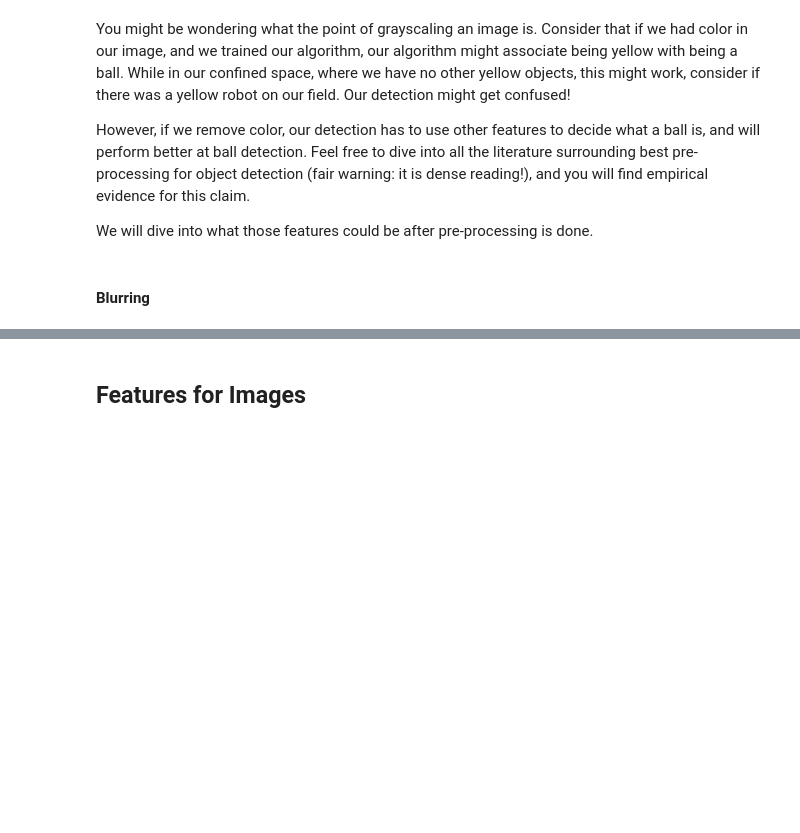
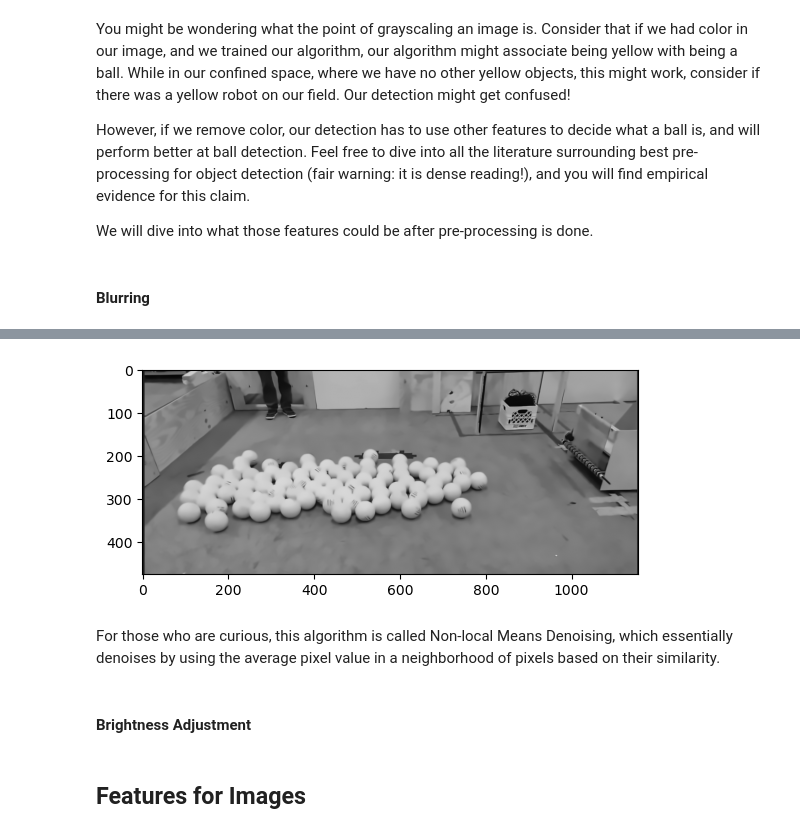
Before and after one commit to nickmelamed/mortorq_instruction, a Jupyter notebook: ml_resources/cv_primer/02-features.ipynb, the cells around one changed output, grey strips where cells are left out. Cells and saved outputs as stored; diff of their text form; code cells hidden in the pictures; blank space fills up the shorter version.

Commit message:
added blurring and denoising, working on brightness

```diff
--- a/ml_resources/cv_primer/02-features.ipynb
+++ b/ml_resources/cv_primer/02-features.ipynb
@@ -55,3 +79,21 @@ We will dive into what those features could be after pre-processing is done.
+# %%
+# Parameters are:
+    # src: Input image (grayscale)
+    # dst: Output image (None, as it's returned by the function)
+    # h: Filter strength (higher value removes more noise but also more details; 10 is a good default)
+    # templateWindowSize: Size of the template patch (must be odd; recommended 7)
+    # searchWindowSize: Size of the search window (must be odd; recommended 21)
+
+denoised_img = cv2.fastNlMeansDenoising(img_grayscale, None, h=10, templateWindowSize=7, searchWindowSize=21)
+
+plt.imshow(denoised_img, cmap = 'gray')
+plt.show()
+# %% [output]
+[figure, added]
+# %% [markdown]
+For those who are curious, this algorithm is called Non-local Means Denoising, which essentially denoises by using the average pixel value in a neighborhood of pixels based on their similarity.
+# %% [markdown]
+#### Brightness Adjustment
 # %% [markdown]
 ## Features for Images
 # %% [markdown]
```
Also changed, not shown: parts of 6 cells of this notebook.
